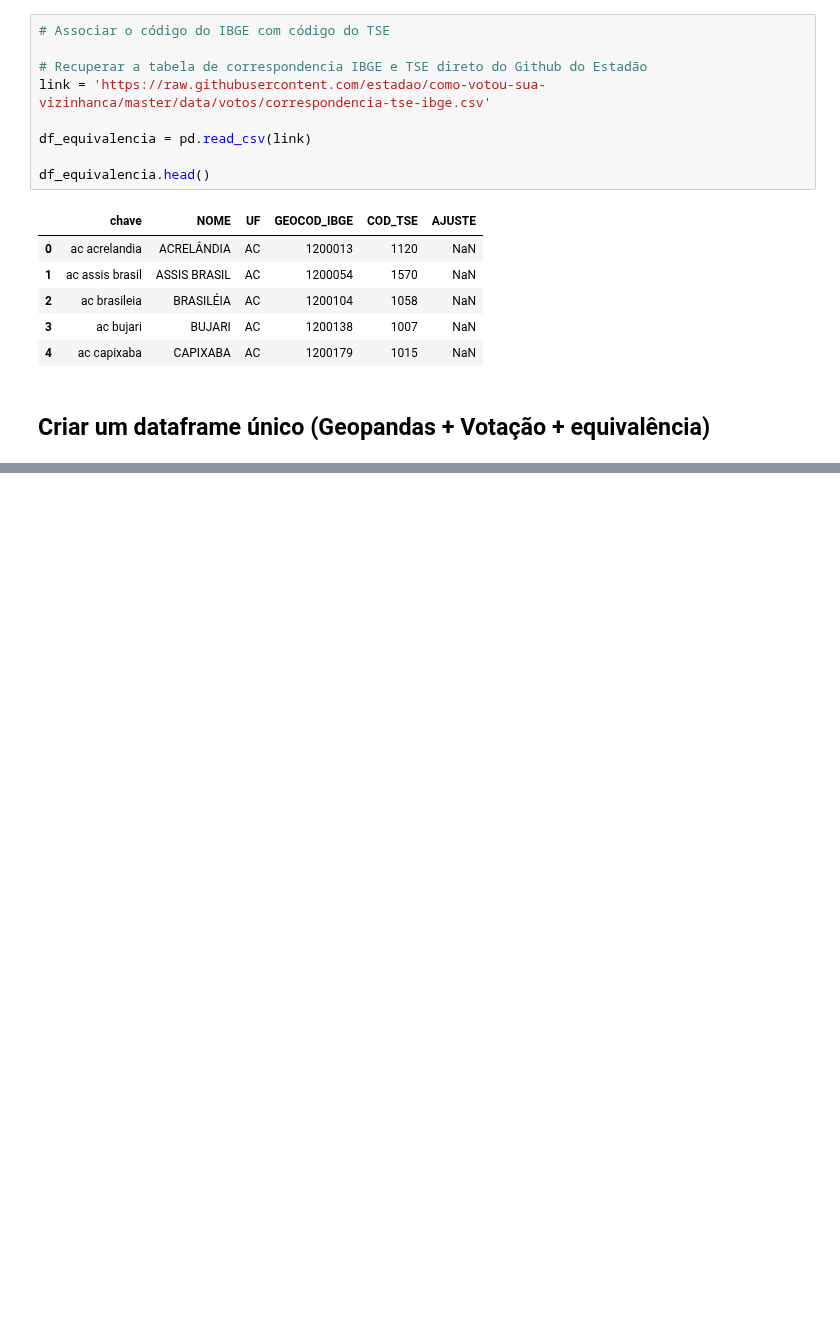
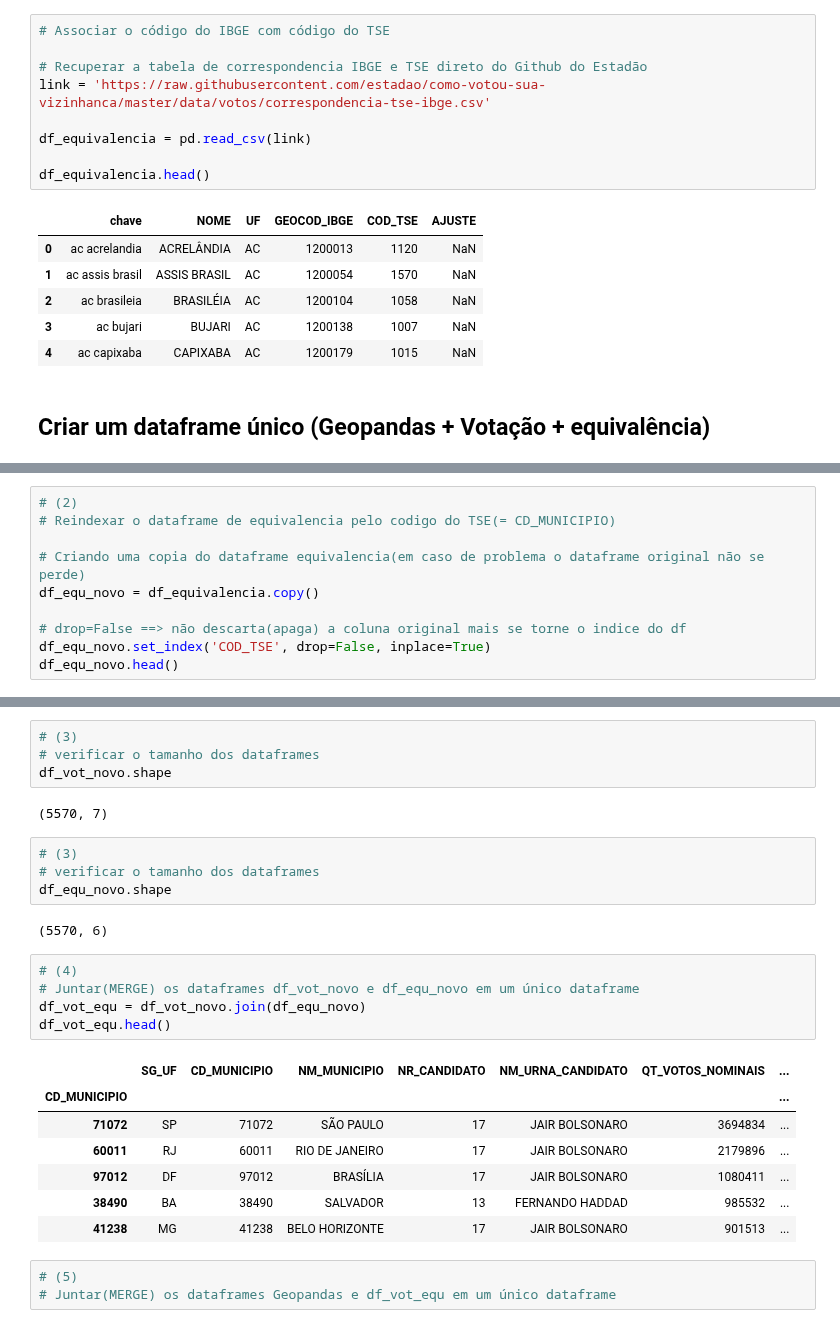
Before and after one commit to V1L3La/Learning-An-lise-de-Dados-em-Python, a Jupyter notebook: Mapa_das_Eleições_de_2018.ipynb, the cells around one changed output, grey strips where cells are left out. Drawn from its saved outputs; the diff is of its cells as text; blank space fills up the shorter version.

```diff
--- a/Mapa_das_Eleições_de_2018.ipynb
+++ b/Mapa_das_Eleições_de_2018.ipynb
@@ -384,0 +401,10 @@ df_equivalencia.head()
+# %%
+# (2)
+# Reindexar o dataframe de equivalencia pelo codigo do TSE(= CD_MUNICIPIO)
+
+# Criando uma copia do dataframe equivalencia(em caso de problema o dataframe original não se perde)
+df_equ_novo = df_equivalencia.copy()
+
+# drop=False ==> não descarta(apaga) a coluna original mais se torne o indice do df
+df_equ_novo.set_index('COD_TSE', drop=False, inplace=True)
+df_equ_novo.head()
@@ -384,0 +419,28 @@ df_equivalencia.head()
+# %%
+# (3)
+# verificar o tamanho dos dataframes
+df_vot_novo.shape
+# %% [output]
+(5570, 7)
+# %%
+# (3)
+# verificar o tamanho dos dataframes
+df_equ_novo.shape
+# %% [output]
+(5570, 6)
+# %%
+# (4)
+# Juntar(MERGE) os dataframes df_vot_novo e df_equ_novo em um único dataframe
+df_vot_equ = df_vot_novo.join(df_equ_novo)
+df_vot_equ.head()
+# %% [output]
+|  | SG_UF | CD_MUNICIPIO | NM_MUNICIPIO | NR_CANDIDATO | NM_URNA_CANDIDATO | QT_VOTOS_NOMINAIS | ... |
+| CD_MUNICIPIO |  |  |  |  |  |  | ... |
+| 71072 | SP | 71072 | SÃO PAULO | 17 | JAIR BOLSONARO | 3694834 | ... |
+| 60011 | RJ | 60011 | RIO DE JANEIRO | 17 | JAIR BOLSONARO | 2179896 | ... |
+| 97012 | DF | 97012 | BRASÍLIA | 17 | JAIR BOLSONARO | 1080411 | ... |
+| 38490 | BA | 38490 | SALVADOR | 13 | FERNANDO HADDAD | 985532 | ... |
+| 41238 | MG | 41238 | BELO HORIZONTE | 17 | JAIR BOLSONARO | 901513 | ... |
+# %%
+# (5)
+# Juntar(MERGE) os dataframes Geopandas e df_vot_equ em um único dataframe
```
Also changed, not shown: parts of 6 cells of this notebook.
